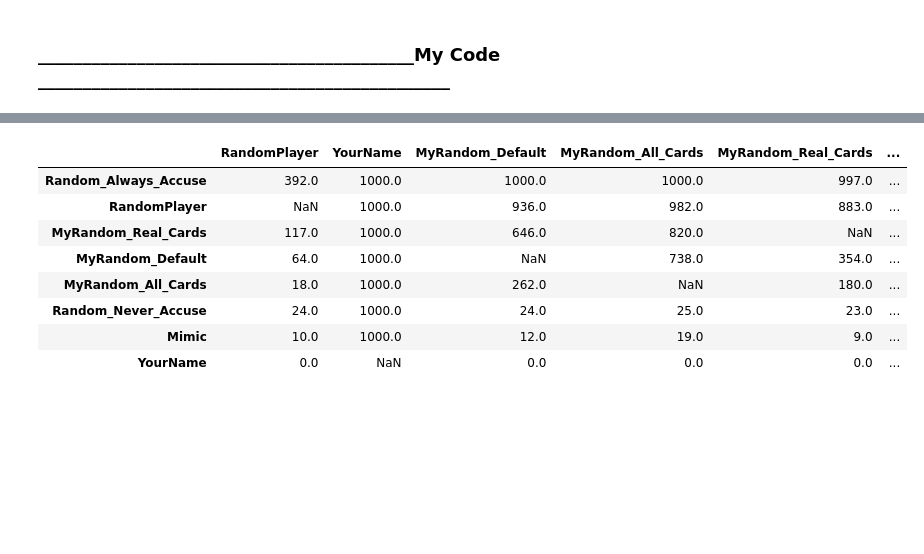
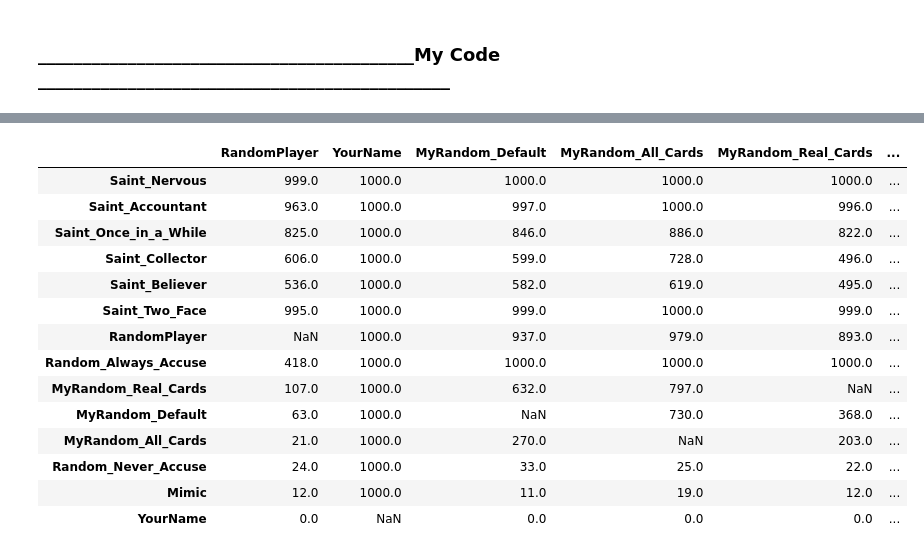
Before and after one commit to MatTheTab/Decision_Analysis, a Jupyter notebook: Project_4/comparator.ipynb, the cells around one changed output, grey strips where cells are left out. Drawn from its saved outputs; the diff is of its cells as text; code cells hidden in the pictures; blank space fills up the shorter version.

```diff
--- a/Project_4/comparator.ipynb
+++ b/Project_4/comparator.ipynb
@@ -297,22 +457,34 @@ from Test_Players import *
 # %%
 agent_strategies = [["RandomPlayer", "RANDOM", RandomPlayer],
             ["YourName", "YourName", YourName],
            ["MyRandom_Default", "CUSTOM_RANDOM", MyRandom_Default],
            ["MyRandom_All_Cards", "CUSTOM_RANDOM", MyRandom_All_Cards],
            ["MyRandom_Real_Cards", "CUSTOM_RANDOM", MyRandom_Real_Cards],
            ["Random_Never_Accuse", "CUSTOM_RANDOM", Random_Never_Accuse],
            ["Random_Always_Accuse", "CUSTOM_RANDOM", Random_Always_Accuse],
            ["Mimic", "CUSTOM_RANDOM", Mimic],
+           ["Saint_Believer", "SAINT", Saint_Believer],
+           ["Saint_Once_in_a_While", "SAINT", Saint_Once_in_a_While],
+           ["Saint_Two_Face", "SAINT", Saint_Two_Face],
+           ["Saint_Accountant", "SAINT", Saint_Accountant],
+           ["Saint_Nervous", "SAINT", Saint_Nervous],
+           ["Saint_Collector", "SAINT", Saint_Collector],
            ]
 
 compare_all(agent_strategies)
 # %% [output]
 |  | RandomPlayer | YourName | MyRandom_Default | MyRandom_All_Cards | MyRandom_Real_Cards | ... |
-| Random_Always_Accuse | 392.0 | 1000.0 | 1000.0 | 1000.0 | 997.0 | ... |
-| RandomPlayer | NaN | 1000.0 | 936.0 | 982.0 | 883.0 | ... |
-| MyRandom_Real_Cards | 117.0 | 1000.0 | 646.0 | 820.0 | NaN | ... |
-| MyRandom_Default | 64.0 | 1000.0 | NaN | 738.0 | 354.0 | ... |
-| MyRandom_All_Cards | 18.0 | 1000.0 | 262.0 | NaN | 180.0 | ... |
-| Random_Never_Accuse | 24.0 | 1000.0 | 24.0 | 25.0 | 23.0 | ... |
-| Mimic | 10.0 | 1000.0 | 12.0 | 19.0 | 9.0 | ... |
+| Saint_Nervous | 999.0 | 1000.0 | 1000.0 | 1000.0 | 1000.0 | ... |
+| Saint_Accountant | 963.0 | 1000.0 | 997.0 | 1000.0 | 996.0 | ... |
+| Saint_Once_in_a_While | 825.0 | 1000.0 | 846.0 | 886.0 | 822.0 | ... |
+| Saint_Collector | 606.0 | 1000.0 | 599.0 | 728.0 | 496.0 | ... |
+| Saint_Believer | 536.0 | 1000.0 | 582.0 | 619.0 | 495.0 | ... |
+| Saint_Two_Face | 995.0 | 1000.0 | 999.0 | 1000.0 | 999.0 | ... |
+| RandomPlayer | NaN | 1000.0 | 937.0 | 979.0 | 893.0 | ... |
+| Random_Always_Accuse | 418.0 | 1000.0 | 1000.0 | 1000.0 | 1000.0 | ... |
+| MyRandom_Real_Cards | 107.0 | 1000.0 | 632.0 | 797.0 | NaN | ... |
+| MyRandom_Default | 63.0 | 1000.0 | NaN | 730.0 | 368.0 | ... |
+| MyRandom_All_Cards | 21.0 | 1000.0 | 270.0 | NaN | 203.0 | ... |
+| Random_Never_Accuse | 24.0 | 1000.0 | 33.0 | 25.0 | 22.0 | ... |
+| Mimic | 12.0 | 1000.0 | 11.0 | 19.0 | 12.0 | ... |
 | YourName | 0.0 | NaN | 0.0 | 0.0 | 0.0 | ... |
```
Also changed, not shown: parts of 7 cells of this notebook, 1 other file.
